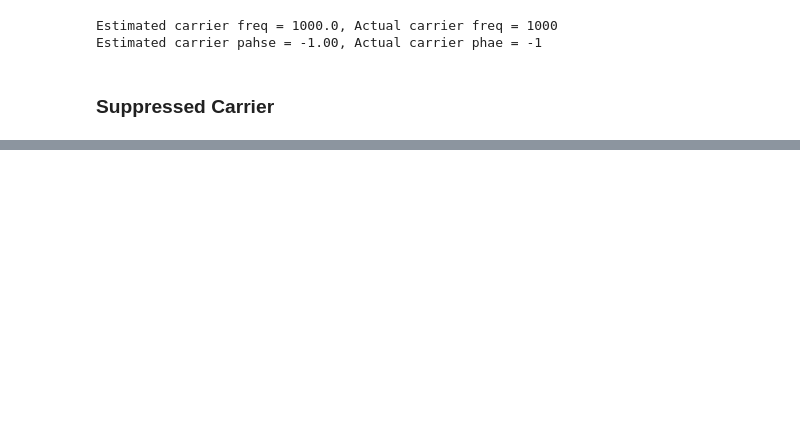
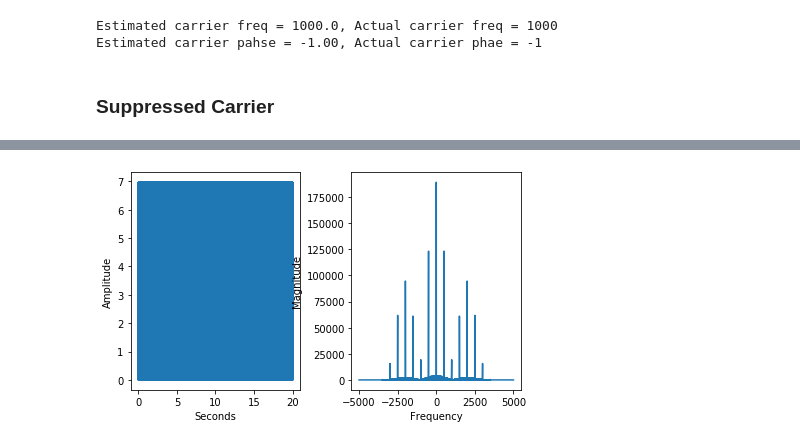
Before and after one commit to mohantyk/srd, a Jupyter notebook: Chap10.ipynb, the cells around one changed output, grey strips where cells are left out. Drawn from its saved outputs; the diff is of its cells as text; code cells hidden in the pictures; blank space fills up the shorter version.

Commit message:
Use fft method for suppressed carrier

```diff
--- a/Chap10.ipynb
+++ b/Chap10.ipynb
@@ -76,0 +77,5 @@ Estimated carrier pahse = -0.00, Actual carrier phae = -1
+# %%
+# Spectrum with a square non-linearity
+plotspec(modulated_suppr_carrier**2, Ts);
+# %% [output]
+[figure, added]
```
Also changed, not shown: parts of 6 cells of this notebook.
